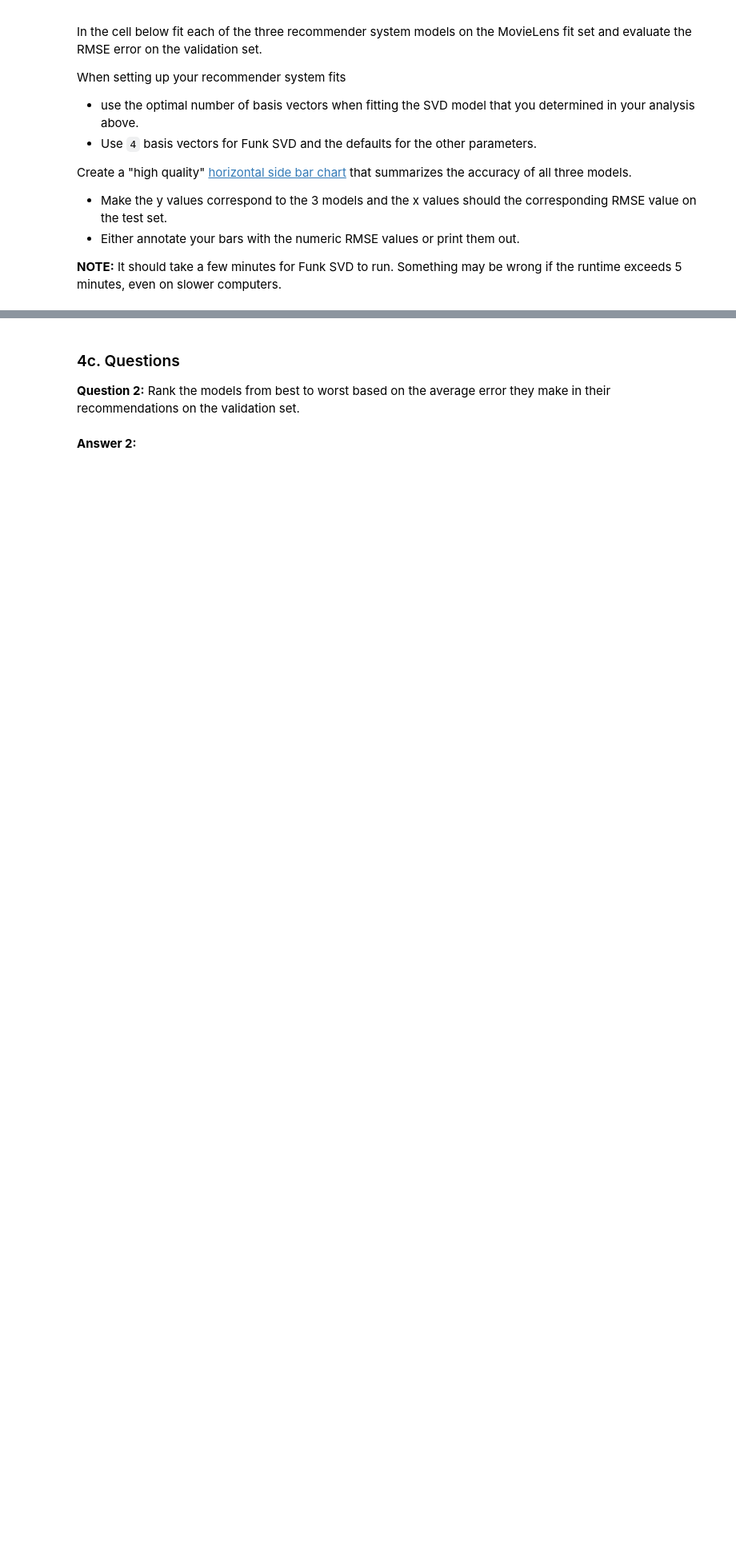
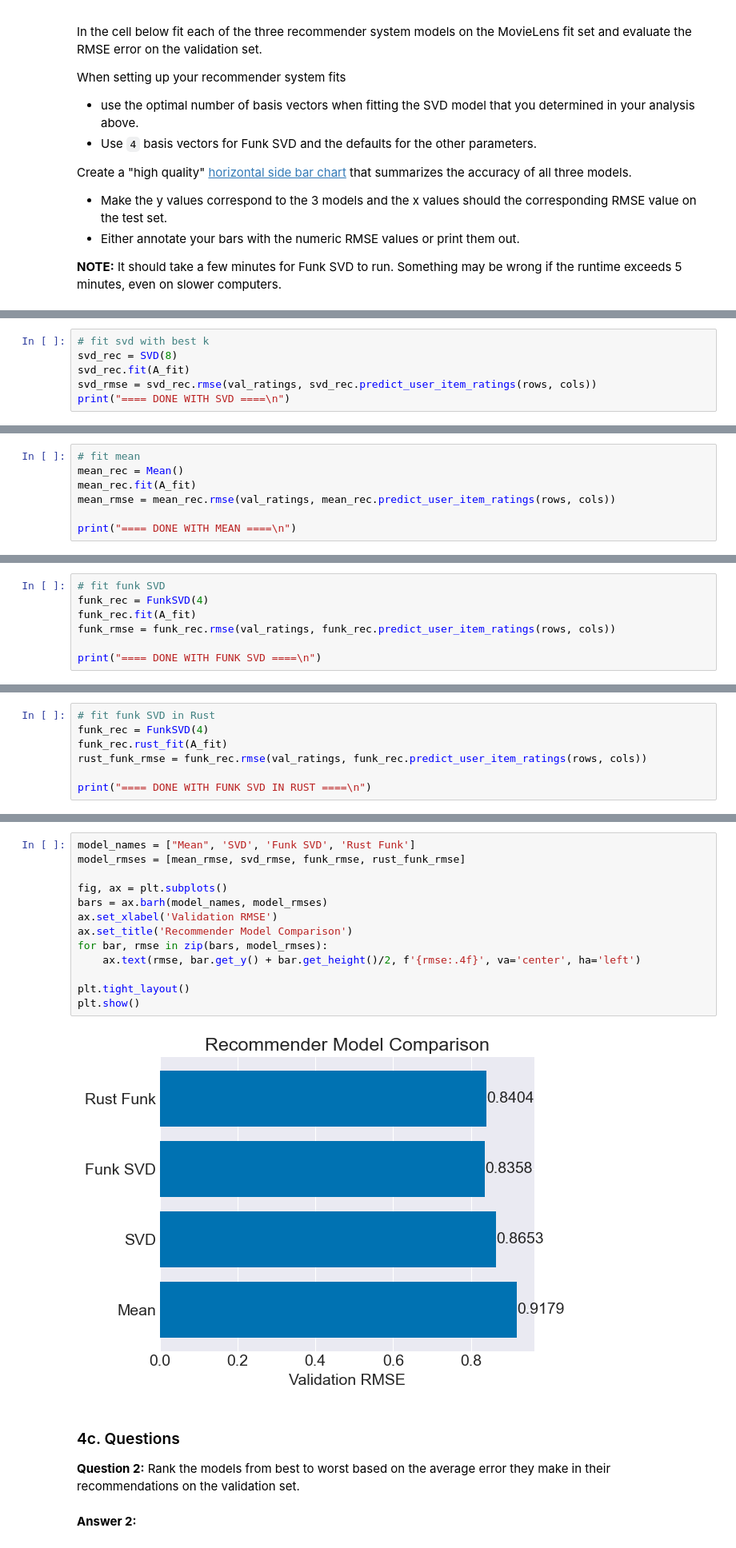
Before and after one commit to Mickey-Zhaang/ColbyCollege_CS252, a Jupyter notebook: Project5/movie_recommender.ipynb, the cells around one changed output, grey strips where cells are left out. Shown at 80% size. Saved outputs shown, nothing was run; the diff lists cells and outputs as text; blank space fills up the shorter version.

Commit message:
done with lab

```diff
--- a/Project5/movie_recommender.ipynb
+++ b/Project5/movie_recommender.ipynb
@@ -454,0 +495,6 @@ np.random.seed(0)
+# %%
+# fit svd with best k
+svd_rec = SVD(8)
+svd_rec.fit(A_fit)
+svd_rmse = svd_rec.rmse(val_ratings, svd_rec.predict_user_item_ratings(rows, cols))
+print("==== DONE WITH SVD ====\n")
@@ -454,0 +503,7 @@ np.random.seed(0)
+# %%
+# fit mean
+mean_rec = Mean()
+mean_rec.fit(A_fit)
+mean_rmse = mean_rec.rmse(val_ratings, mean_rec.predict_user_item_ratings(rows, cols))
+
+print("==== DONE WITH MEAN ====\n")
@@ -454,0 +512,7 @@ np.random.seed(0)
+# %%
+# fit funk SVD
+funk_rec = FunkSVD(4)
+funk_rec.fit(A_fit)
+funk_rmse = funk_rec.rmse(val_ratings, funk_rec.predict_user_item_ratings(rows, cols))
+
+print("==== DONE WITH FUNK SVD ====\n")
@@ -454,0 +521,7 @@ np.random.seed(0)
+# %%
+# fit funk SVD in Rust
+funk_rec = FunkSVD(4)
+funk_rec.rust_fit(A_fit)
+rust_funk_rmse = funk_rec.rmse(val_ratings, funk_rec.predict_user_item_ratings(rows, cols))
+
+print("==== DONE WITH FUNK SVD IN RUST ====\n")
@@ -455,3 +530,18 @@ np.random.seed(0)
+# %%
+model_names = ["Mean", 'SVD', 'Funk SVD', 'Rust Funk']
+model_rmses = [mean_rmse, svd_rmse, funk_rmse, rust_funk_rmse]
+
+fig, ax = plt.subplots()
+bars = ax.barh(model_names, model_rmses)
+ax.set_xlabel('Validation RMSE')
+ax.set_title('Recommender Model Comparison')
+for bar, rmse in zip(bars, model_rmses):
+    ax.text(rmse, bar.get_y() + bar.get_height()/2, f'{rmse:.4f}', va='center', ha='left')
+
+plt.tight_layout()
+plt.show()
+# %% [output]
+[figure, added]
 # %% [markdown]
 ### 4c. Questions
 
```
Also changed, not shown: parts of 33 cells of this notebook, 11 other files.
